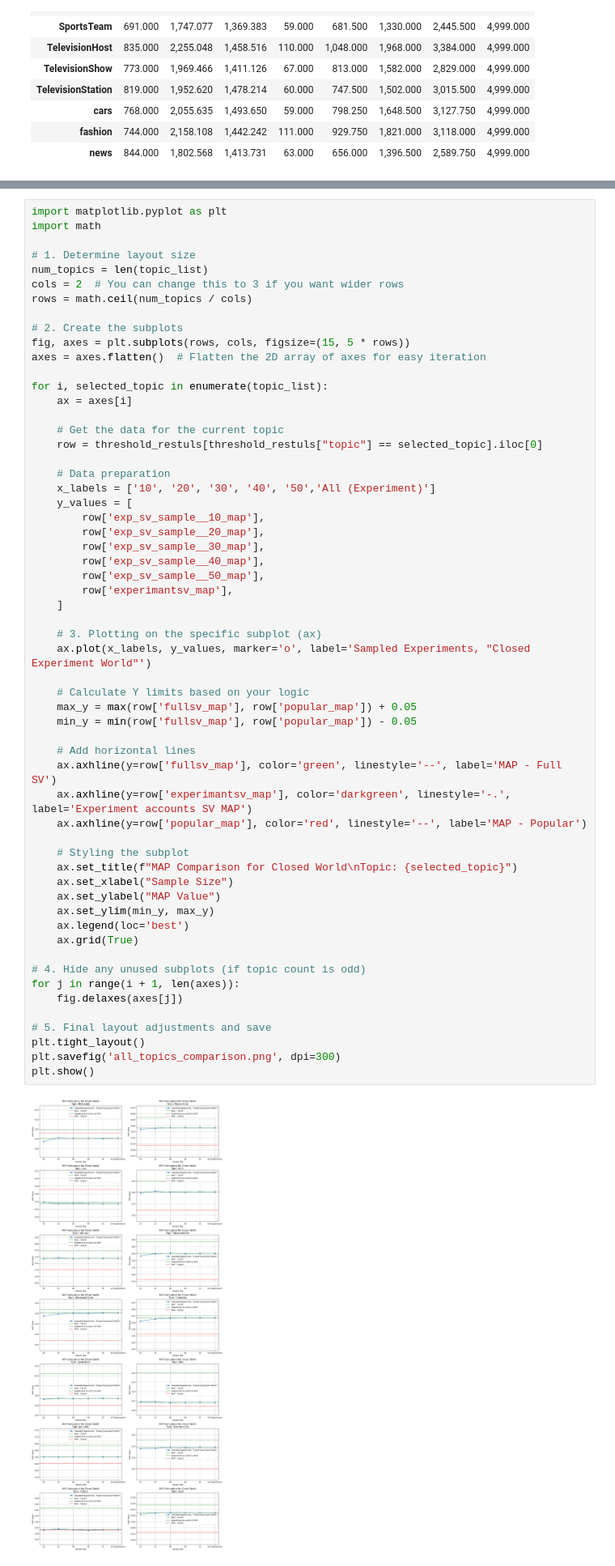
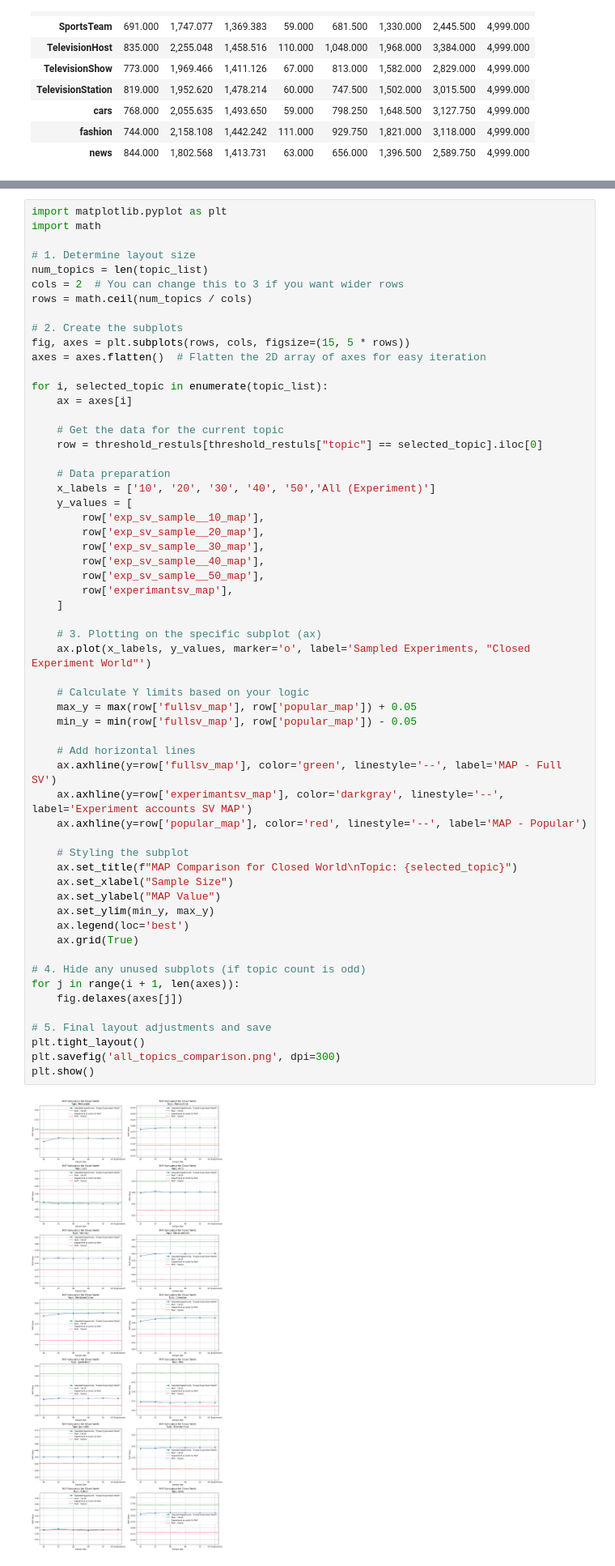
Before and after one commit to nirlotan/personalized_recommendation, a Jupyter notebook: recommendation_evaluation/recommendation_p2.ipynb, the cells around one changed output, grey strips where cells are left out. Shown at 81% size. Cells and saved outputs as stored; diff of their text form.

```diff
--- a/recommendation_evaluation/recommendation_p2.ipynb
+++ b/recommendation_evaluation/recommendation_p2.ipynb
@@ -375,35 +420,35 @@ for i, selected_topic in enumerate(topic_list):
     ]
 
     # 3. Plotting on the specific subplot (ax)
     ax.plot(x_labels, y_values, marker='o', label='Sampled Experiments, "Closed Experiment World"')
 
     # Calculate Y limits based on your logic
     max_y = max(row['fullsv_map'], row['popular_map']) + 0.05
     min_y = min(row['fullsv_map'], row['popular_map']) - 0.05
 
     # Add horizontal lines
     ax.axhline(y=row['fullsv_map'], color='green', linestyle='--', label='MAP - Full SV')
-    ax.axhline(y=row['experimantsv_map'], color='darkgreen', linestyle='-.', label='Experiment accounts SV MAP')
+    ax.axhline(y=row['experimantsv_map'], color='darkgray', linestyle='--', label='Experiment accounts SV MAP')
     ax.axhline(y=row['popular_map'], color='red', linestyle='--', label='MAP - Popular')
 
     # Styling the subplot
     ax.set_title(f"MAP Comparison for Closed World\nTopic: {selected_topic}")
     ax.set_xlabel("Sample Size")
     ax.set_ylabel("MAP Value")
     ax.set_ylim(min_y, max_y)
     ax.legend(loc='best')
     ax.grid(True)
 
 # 4. Hide any unused subplots (if topic count is odd)
 for j in range(i + 1, len(axes)):
     fig.delaxes(axes[j])
 
 # 5. Final layout adjustments and save
 plt.tight_layout()
 plt.savefig('all_topics_comparison.png', dpi=300)
 plt.show()
 # %% [output]
-[figure, old version]
+[figure, new version]
 # %% [markdown]
 # Mean Average Precision (MAP) on All Accounts
 * here we don't evaluate only the accounts in the experiment, but we show a growing trend on all accounts (excluding the category),
```
Also changed, not shown: parts of 85 cells of this notebook.
